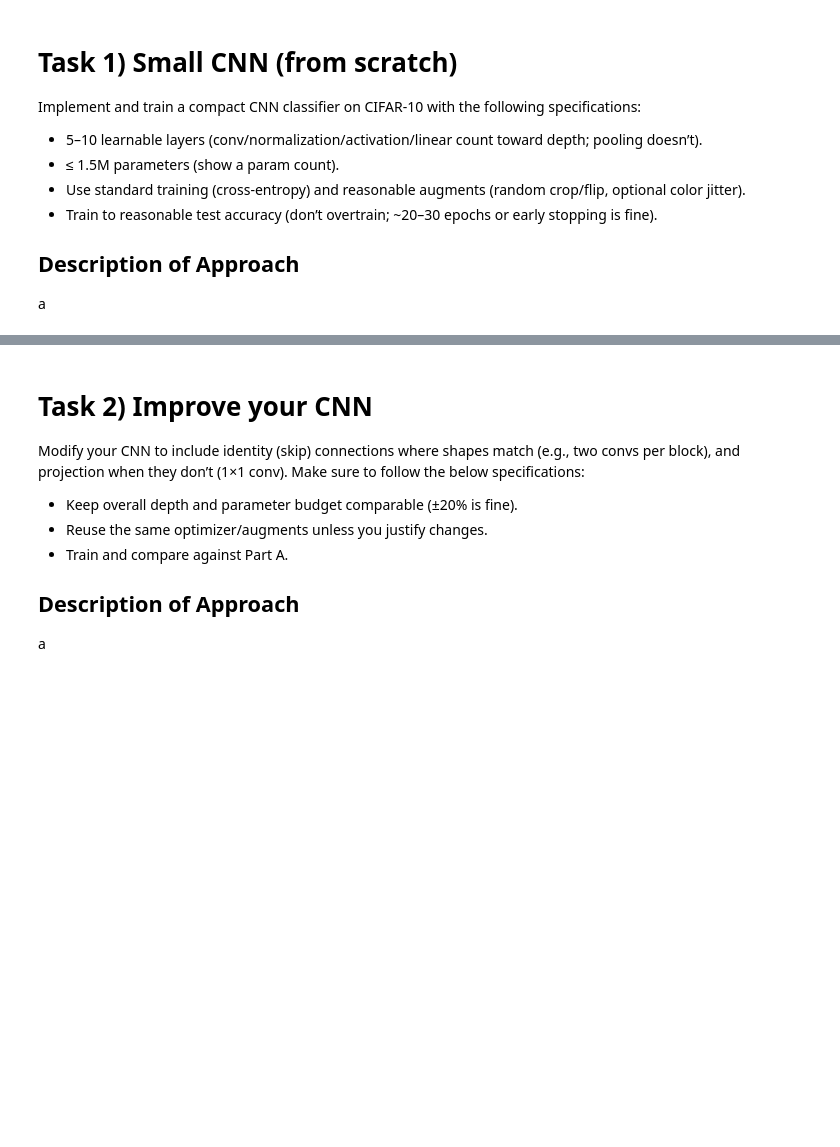
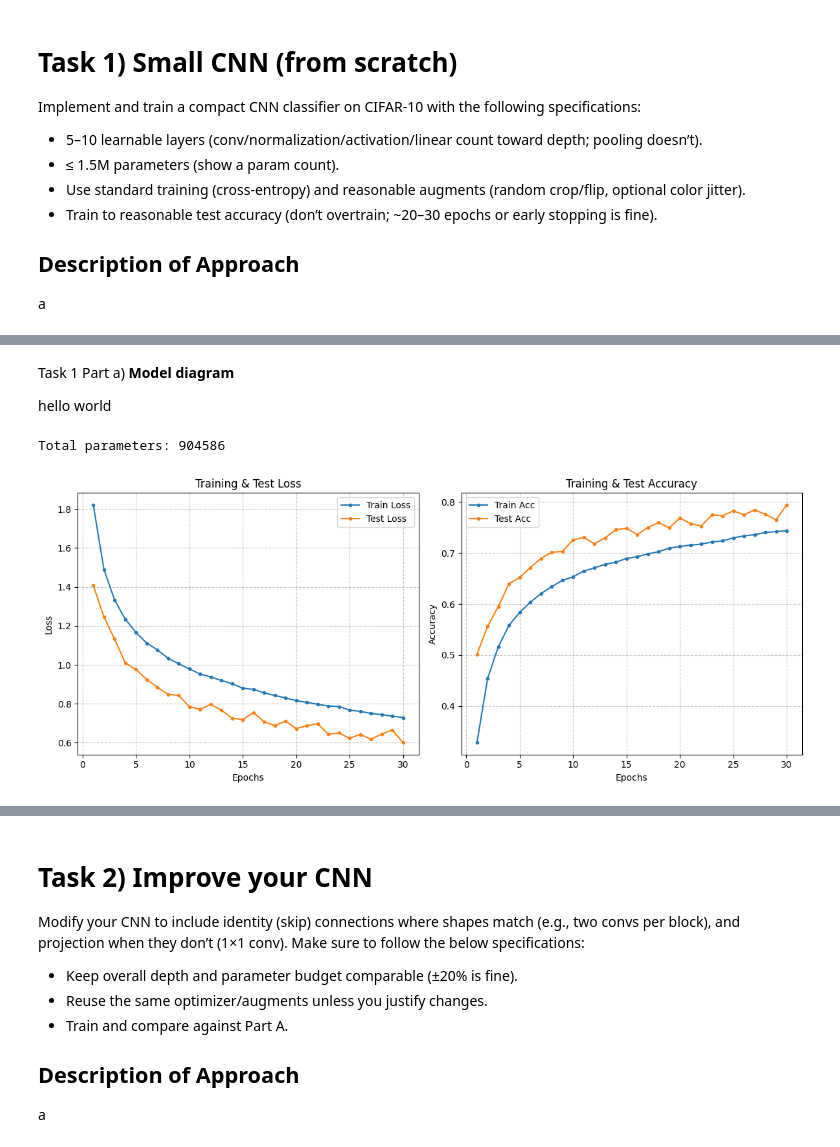
Before and after one commit to jmurrah/COMP-5970, a Jupyter notebook: assignment4/assignment4.ipynb, the cells around one changed output, grey strips where cells are left out. Drawn from its saved outputs; the diff is of its cells as text; code cells hidden in the pictures; blank space fills up the shorter version.

```diff
--- a/assignment4/assignment4.ipynb
+++ b/assignment4/assignment4.ipynb
@@ -224,10 +234,10 @@ class SimpleCNNEncoder(nn.Module):
         x = self.fc(x)
         return x
 # %%
-model1 = CIFARClassifier(encoder=SimpleCNNEncoder()).to(device)
+model1 = EncoderWrapper(encoder=SimpleCNNEncoder()).to(device)
 opt1 = torch.optim.SGD(
     model1.parameters(), lr=0.001, weight_decay=1e-4, momentum=0.9
 )
 criterion1 = nn.CrossEntropyLoss()
 
-# train_model(model1, criterion1, opt1)
+history1 = train_model(model1, criterion1, opt1, train_loader)
@@ -233,0 +262,36 @@ criterion1 = nn.CrossEntropyLoss()
+# %% [markdown]
+Task 1 Part a) **Model diagram**
+
+hello world
+# %%
+# param count
+param_count = sum(p.numel() for p in model1.parameters())
+print(f"Total parameters: {param_count}")
+
+# plot training curves
+epochs = range(1, len(history1['train_loss']) + 1)
+plt.figure(figsize=(12, 5))
+
+plt.subplot(1, 2, 1)
+plt.plot(epochs, history1['train_loss'], label='Train Loss', marker='.')
+plt.plot(epochs, history1['test_loss'], label='Test Loss', marker='.')
+plt.title('Training & Test Loss')
+plt.xlabel('Epochs')
+plt.ylabel('Loss')
+plt.legend()
+plt.grid(True, linestyle='--', alpha=0.7)
+
+plt.subplot(1, 2, 2)
+plt.plot(epochs, history1['train_acc'], label='Train Acc', marker='.')
+plt.plot(epochs, history1['test_acc'], label='Test Acc', marker='.')
+plt.title('Training & Test Accuracy')
+plt.xlabel('Epochs')
+plt.ylabel('Accuracy')
+plt.legend()
+plt.grid(True, linestyle='--', alpha=0.7)
+
+plt.tight_layout()
+plt.show()
+# %% [output]
+Total parameters: 904586
+[figure, added]
```
Also changed, not shown: parts of 15 cells of this notebook, 1 other file.
